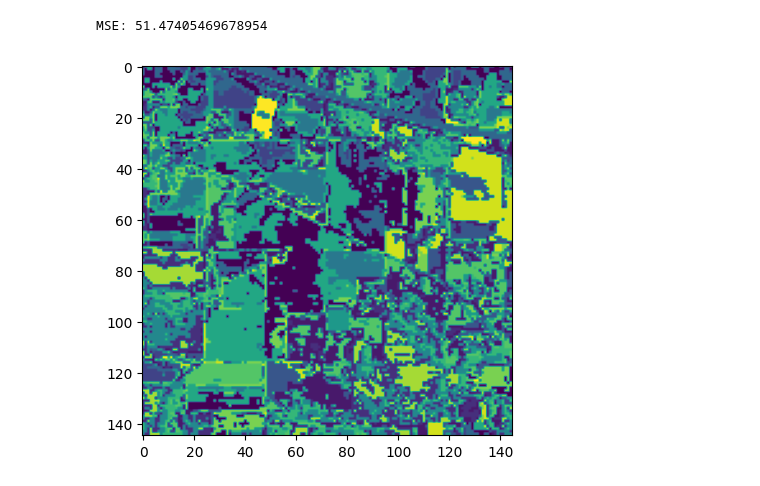
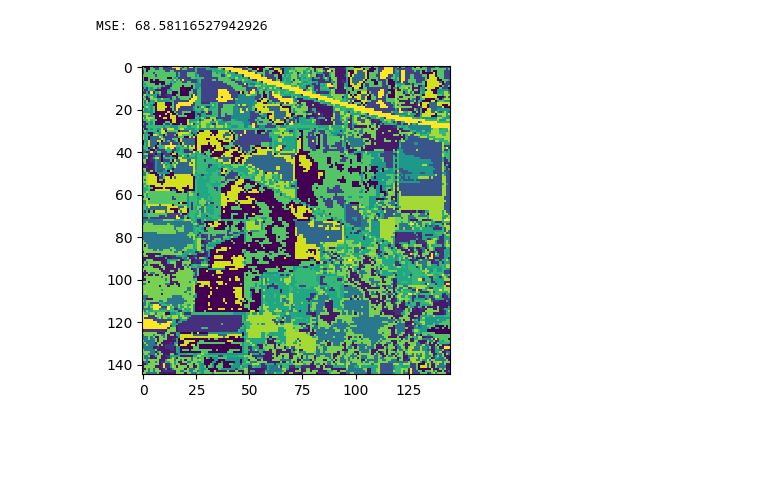
Before and after one commit to UtkarshRjn/gnr-602-project, a Jupyter notebook: notebook/pca.ipynb, the cells around one changed output. Saved outputs shown, nothing was run; the diff lists cells and outputs as text; code cells hidden in the pictures; blank space fills up the shorter version.

```diff
--- a/notebook/pca.ipynb
+++ b/notebook/pca.ipynb
@@ -17,0 +21,9 @@ labels = mat_gt['indian_pines_gt']
+# %%
+def save_fig(img, name, dir = '../output/pca', keep_axis = True):
+    _ , ax = plt.subplots(figsize=(4,4), dpi=100)
+    ax.imshow(img, interpolation='nearest')
+    if not keep_axis:
+        ax.set_axis_off()
+    # ax.xaxis.set_major_locator(plt.NullLocator())
+    # ax.yaxis.set_major_locator(plt.NullLocator())
+    plt.savefig(os.path.join(dir,name), bbox_inches='tight', pad_inches=0, transparent=True, edgecolor='none', facecolor='none')
@@ -18,32 +46,52 @@ labels = mat_gt['indian_pines_gt']
+# %%
+def pca(X, num_components):
+    # Center the data
+    X_mean = np.mean(X, axis=0)
+    X_centered = X - X_mean
+
+    # Calculate the covariance matrix
+    cov_matrix = np.cov(X_centered.T)
+
+    # Calculate the eigenvalues and eigenvectors
+    eigenvalues, eigenvectors = np.linalg.eig(cov_matrix)
+
+    # Sort the eigenvalues in descending order
+    sorted_indices = np.argsort(eigenvalues)[::-1]
+    sorted_eigenvalues = eigenvalues[sorted_indices]
+    sorted_eigenvectors = eigenvectors[:,sorted_indices]
+
+    # Select the top k eigenvectors
+    principal_components = sorted_eigenvectors[:,:num_components]
+
+    # Project the data onto the new subspace
+    data_pca = np.dot(X_centered, principal_components)
+
+    return data_pca
 # %%
-# Reshape the data to (num_samples, num_features)
-n, m, num_samples = data.shape
-data_reshaped = np.reshape(data, (n*m, num_samples))
 
 # Perform PCA to reduce the dimensionality of the data
 num_components = 16
-pca = PCA(n_components=num_components)
-data_pca = pca.fit_transform(data_reshaped)
+data_scaled = StandardScaler().fit_transform(data_reshaped)
+data_pca = pca(data_scaled, num_components)
 
 # Perform clustering using KMeans
 num_clusters = 16
 kmeans = KMeans(n_clusters=num_clusters)
 kmeans.fit(data_pca)
 
 # Reshape the labels to (num_samples,)
 labels_reshaped = np.reshape(labels, (n*m,))
 
 # Assign each pixel to a cluster
 cluster_labels = kmeans.predict(data_pca)
 
 # Reshape the cluster labels and display the segmented image
 cluster_labels_reshaped = np.reshape(cluster_labels, (n, m))
 
 cluster_labels_flat = np.reshape(cluster_labels, (n*m,))
 mse = mean_squared_error(labels_reshaped, cluster_labels_flat)
 print("MSE:", mse)
-plt.imshow(cluster_labels_reshaped)
-plt.show()
+save_fig(cluster_labels_reshaped, 'pca_kmeans.png')
 # %% [output]
-MSE: 51.47405469678954
+MSE: 68.58116527942926
-[figure, old version]
+[figure, new version]
```
Also changed, not shown: parts of 3 cells of this notebook, 25 other files.
